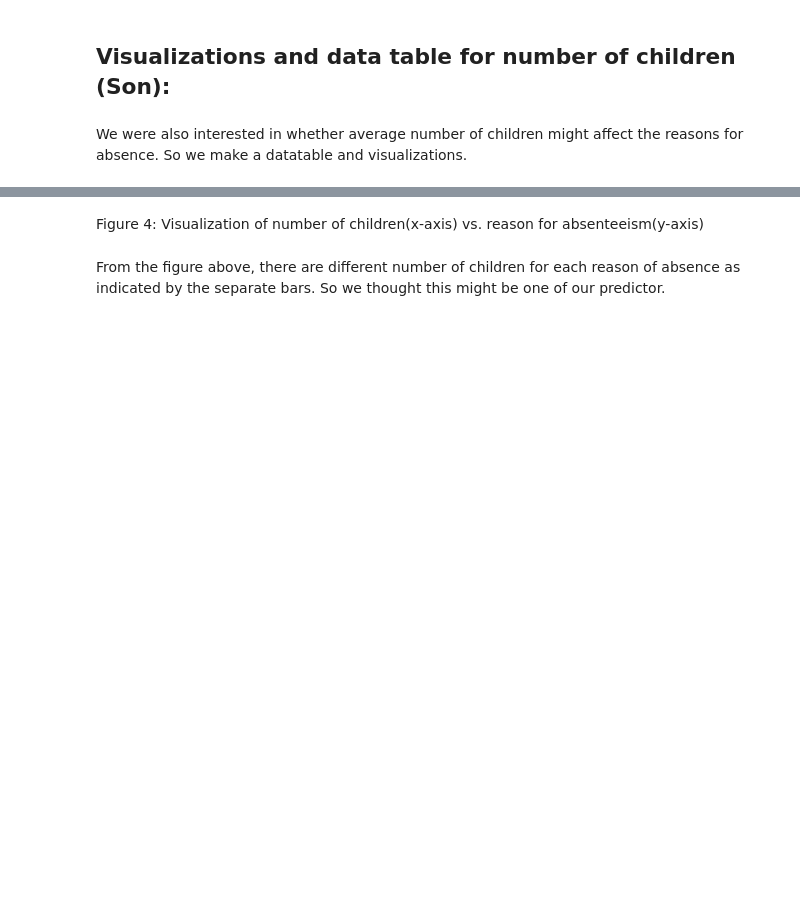
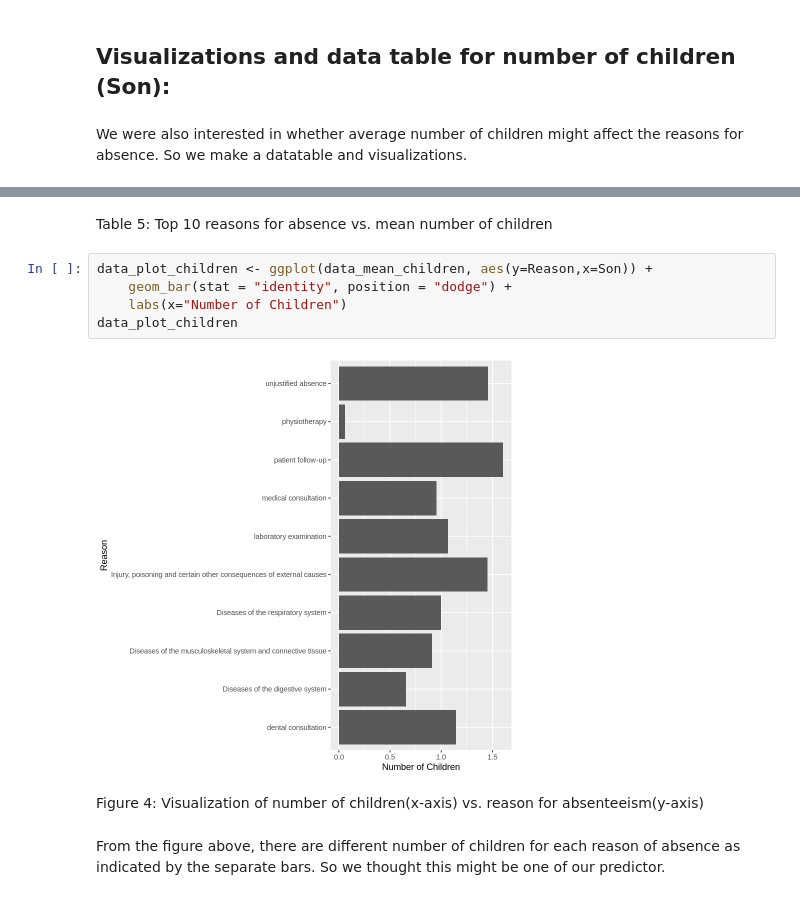
Before and after one commit to tim13246879/dsci-100-2022w1-group-87, a Jupyter notebook: Final_report.ipynb, the cells around one changed output, grey strips where cells are left out. Drawn from its saved outputs; the diff is of its cells as text; blank space fills up the shorter version.

Commit message:
Keep all necessary tables and figures in method, add legends

```diff
--- a/Final_report.ipynb
+++ b/Final_report.ipynb
@@ -208,3 +292,12 @@ data_plot_children
+# %% [markdown]
+Table 5: Top 10 reasons for absence vs. mean number of children
+# %%
+data_plot_children <- ggplot(data_mean_children, aes(y=Reason,x=Son)) +
+    geom_bar(stat = "identity", position = "dodge") +
+    labs(x="Number of Children")
+data_plot_children
+# %% [output]
+[figure, added]
 # %% [markdown]
 Figure 4: Visualization of number of children(x-axis) vs. reason for absenteeism(y-axis)
 # %% [markdown]
```
Also changed, not shown: parts of 27 cells of this notebook.
